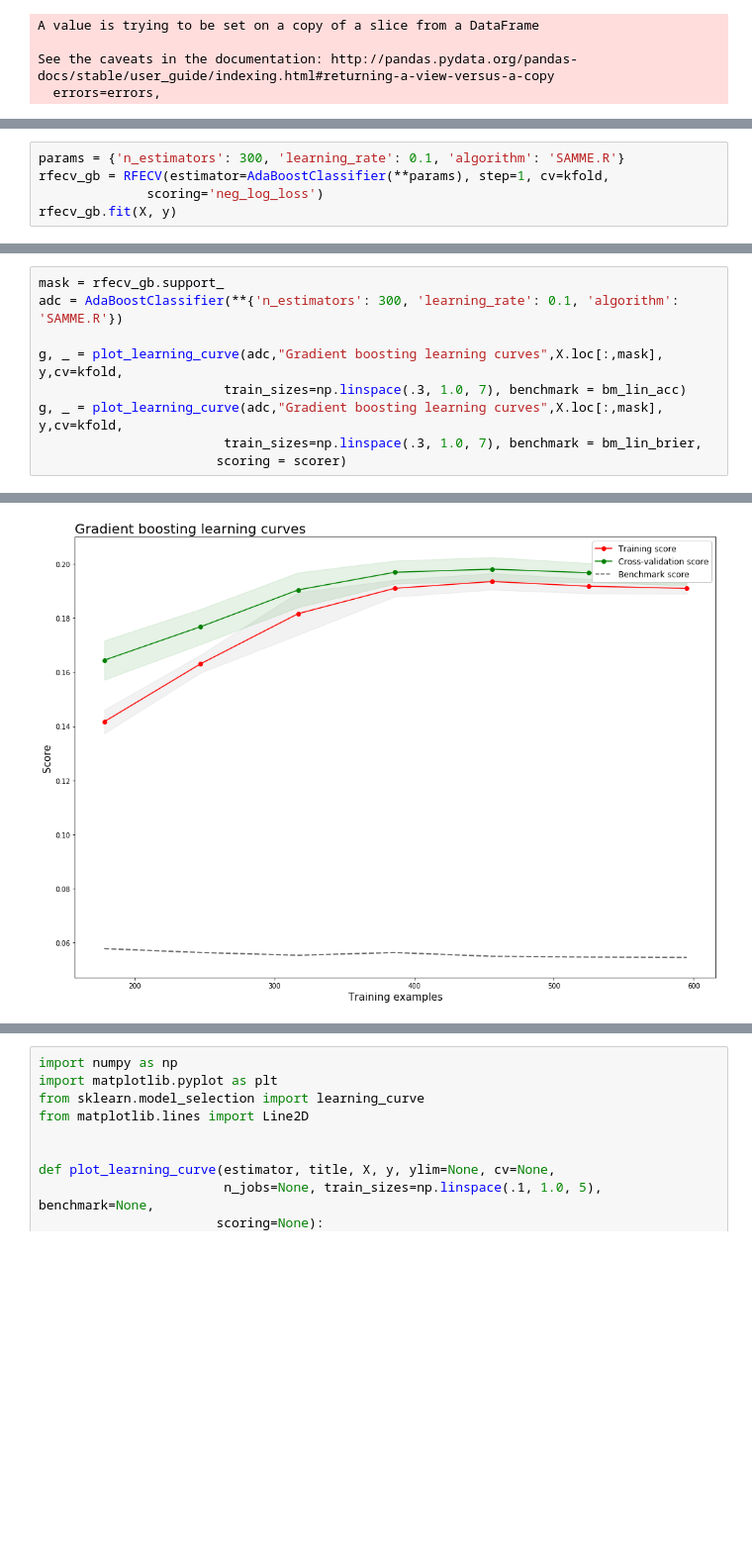
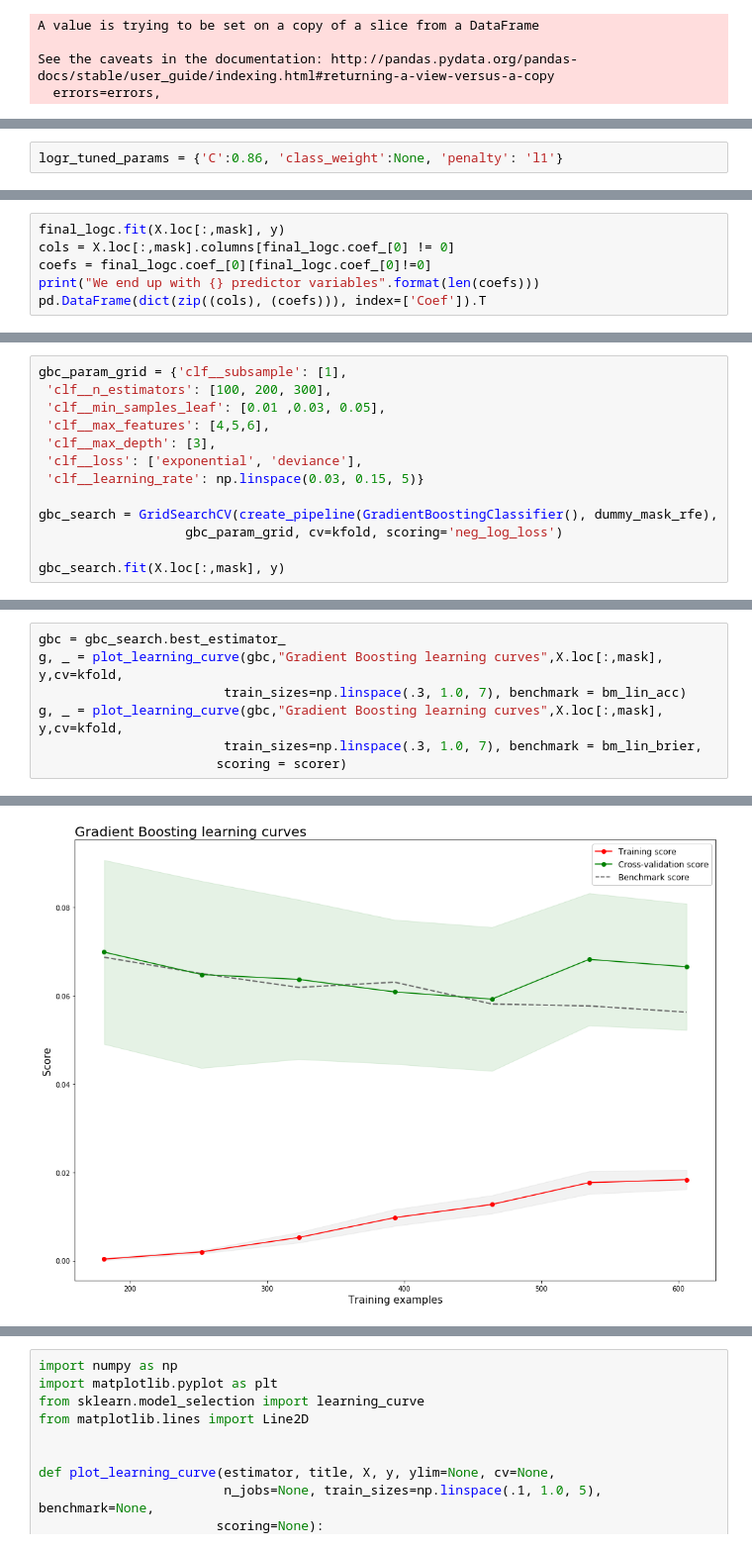
Before and after one commit to loerssoni/credit_risk_prediction, a Jupyter notebook: Credit default modeling.ipynb, the cells around one changed output, grey strips where cells are left out. Shown at 99% size. Saved outputs shown, nothing was run; the diff lists cells and outputs as text; blank space fills up the shorter version.

```diff
--- a/Credit default modeling.ipynb
+++ b/Credit default modeling.ipynb
@@ -113 +227,3 @@ params = dict(zip(['C','class_weight','penalty'],search.best_params_.values()))
+# %%
+logr_tuned_params = {'C':0.86, 'class_weight':None, 'penalty': 'l1'}
 # %%
@@ -173,5 +240,0 @@ We first run a similar feature selection than for the logistic regression.
-# %%
-params = {'n_estimators': 300, 'learning_rate': 0.1, 'algorithm': 'SAMME.R'}
-rfecv_gb = RFECV(estimator=AdaBoostClassifier(**params), step=1, cv=kfold,
-              scoring='neg_log_loss')
-rfecv_gb.fit(X, y)
@@ -184,0 +243,6 @@ RFECV(cv=StratifiedKFold(n_splits=10, random_state=None, shuffle=False),
+# %%
+final_logc.fit(X.loc[:,mask], y)
+cols = X.loc[:,mask].columns[final_logc.coef_[0] != 0]
+coefs = final_logc.coef_[0][final_logc.coef_[0]!=0]
+print("We end up with {} predictor variables".format(len(coefs)))
+pd.DataFrame(dict(zip((cols), (coefs))), index=['Coef']).T
@@ -184,0 +279,13 @@ RFECV(cv=StratifiedKFold(n_splits=10, random_state=None, shuffle=False),
+# %%
+gbc_param_grid = {'clf__subsample': [1],
+ 'clf__n_estimators': [100, 200, 300],
+ 'clf__min_samples_leaf': [0.01 ,0.03, 0.05],
+ 'clf__max_features': [4,5,6],
+ 'clf__max_depth': [3],
+ 'clf__loss': ['exponential', 'deviance'],
+ 'clf__learning_rate': np.linspace(0.03, 0.15, 5)}
+
+gbc_search = GridSearchCV(create_pipeline(GradientBoostingClassifier(), dummy_mask_rfe),
+                   gbc_param_grid, cv=kfold, scoring='neg_log_loss')
+
+gbc_search.fit(X.loc[:,mask], y)
@@ -185,10 +335,8 @@ RFECV(cv=StratifiedKFold(n_splits=10, random_state=None, shuffle=False),
 # %%
-mask = rfecv_gb.support_
-adc = AdaBoostClassifier(**{'n_estimators': 300, 'learning_rate': 0.1, 'algorithm': 'SAMME.R'})
-
-g, _ = plot_learning_curve(adc,"Gradient boosting learning curves",X.loc[:,mask], y,cv=kfold,
+gbc = gbc_search.best_estimator_
+g, _ = plot_learning_curve(gbc,"Gradient Boosting learning curves",X.loc[:,mask], y,cv=kfold,
                         train_sizes=np.linspace(.3, 1.0, 7), benchmark = bm_lin_acc)
-g, _ = plot_learning_curve(adc,"Gradient boosting learning curves",X.loc[:,mask], y,cv=kfold,
+g, _ = plot_learning_curve(gbc,"Gradient Boosting learning curves",X.loc[:,mask], y,cv=kfold,
                         train_sizes=np.linspace(.3, 1.0, 7), benchmark = bm_lin_brier,
                        scoring = scorer)
 # %% [output]
@@ -196 +344 @@ g, _ = plot_learning_curve(adc,"Gradient boosting learning curves",X.loc[:,mask]
-[figure, old version]
+[figure, new version]
```
Also changed, not shown: parts of 26 cells of this notebook, 3 other files.
